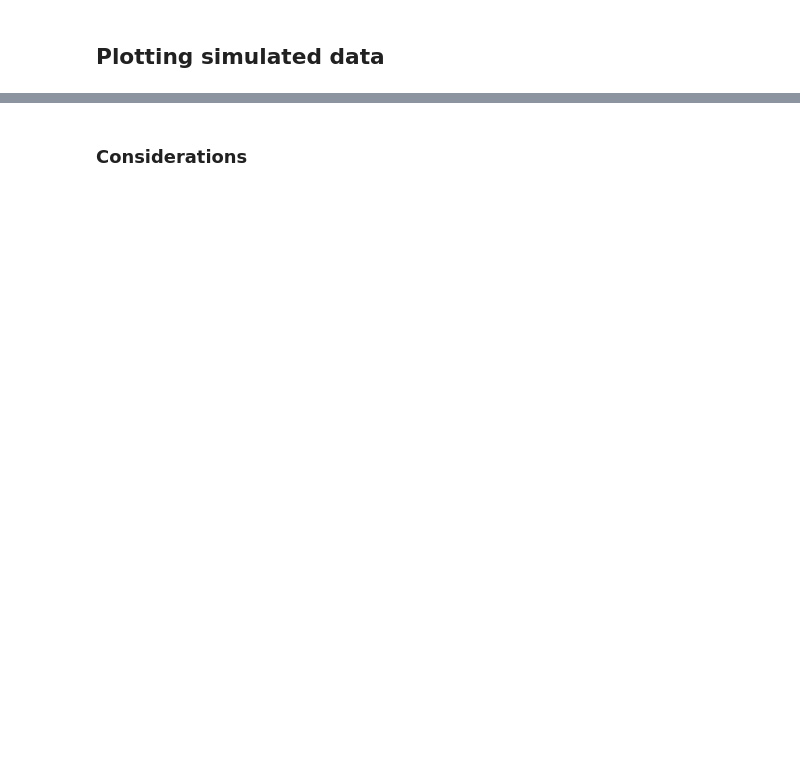
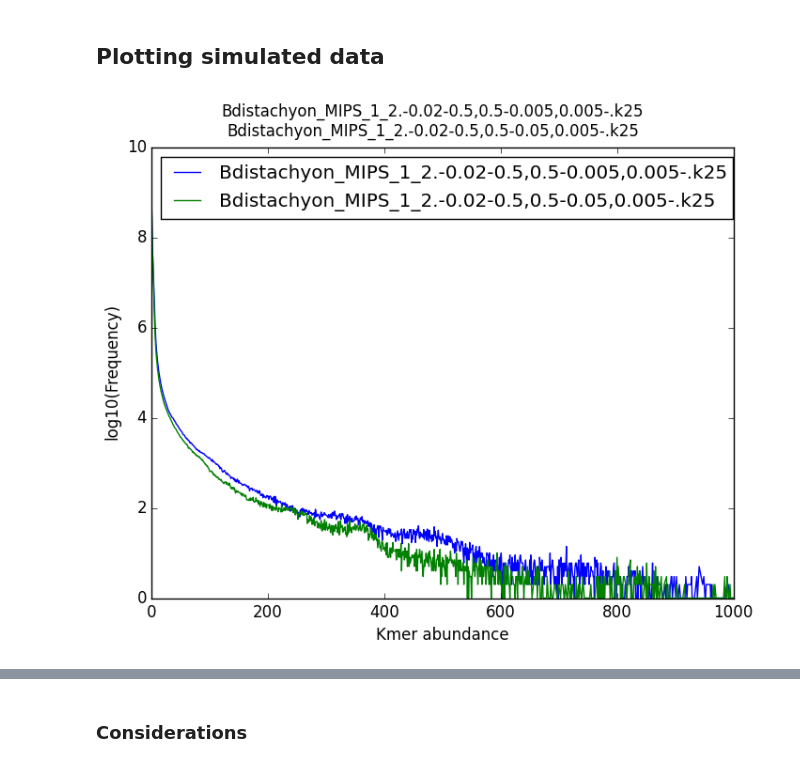
Before and after one commit to digitase/brachy_khmer, a Jupyter notebook: doc/brachy_khmer.ipynb, the cells around one changed output, grey strips where cells are left out. Drawn from its saved outputs; the diff is of its cells as text; code cells hidden in the pictures; blank space fills up the shorter version.

```diff
--- a/doc/brachy_khmer.ipynb
+++ b/doc/brachy_khmer.ipynb
@@ -427,9 +460,11 @@ fp rate estimated to be 0.004
 # %% [markdown]
 ## Plotting simulated data
 # %%
-# Diploid (top), subgenomed (bottom)
 # Play around with different axis limits
-!python ../../scripts/plot_hist.py Bdistachyon_MIPS_1_2.-0.02-0.5,0.5-0.005,0.005-.k25.hist 1000 10
-!python ../../scripts/plot_hist.py Bdistachyon_MIPS_1_2.-0.02-0.5,0.5-0.05,0.005-.k25.hist 1000 10
-display(Image(filename="Bdistachyon_MIPS_1_2.-0.02-0.5,0.5-0.005,0.005-.k25.png"),
-        Image(filename="Bdistachyon_MIPS_1_2.-0.02-0.5,0.5-0.05,0.005-.k25.png"))
+!python ../../scripts/plot_hist.py  1000 10 \
+    Bdistachyon_MIPS_1_2.-0.02-0.5,0.5-0.005,0.005-.k25.hist \
+    Bdistachyon_MIPS_1_2.-0.02-0.5,0.5-0.05,0.005-.k25.hist
+Image(filename="Bdistachyon_MIPS_1_2.-0.02-0.5,0.5-0.005,0.005-.k25.Bdistachyon_MIPS_1_2.-0.02-0.5,0.5-0.05,0.005-.k25.png")
+# No peaks?!
+# %% [output]
+[figure, added]
```
Also changed, not shown: parts of 34 cells of this notebook, 8 other files.
